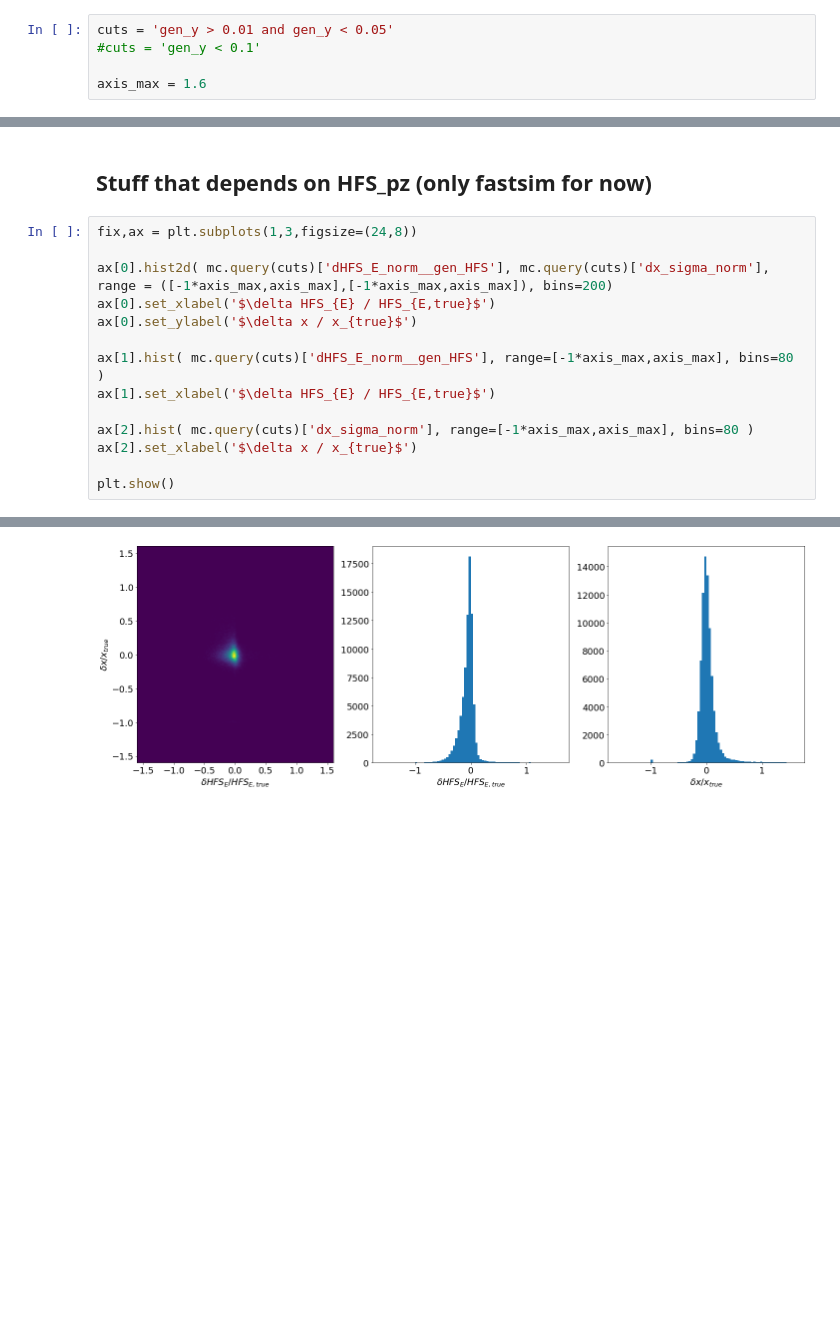
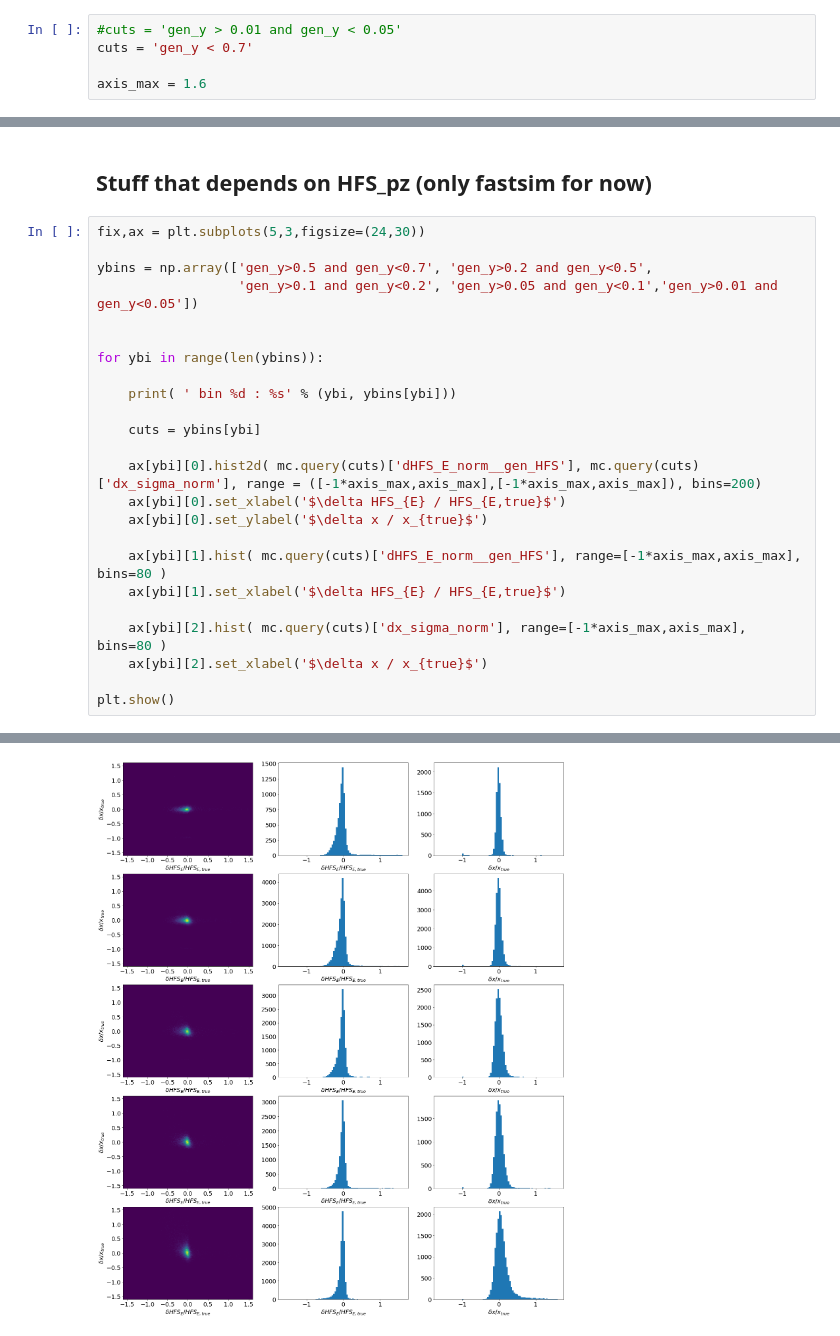
Before and after one commit to owen234/DIS-reco, a Jupyter notebook: hfs-resolution-study.ipynb, the cells around one changed output, grey strips where cells are left out. Drawn from its saved outputs; the diff is of its cells as text; blank space fills up the shorter version.

```diff
--- a/hfs-resolution-study.ipynb
+++ b/hfs-resolution-study.ipynb
@@ -233,8 +233,8 @@ mc_fullsim[['Sigma__HFS','Sigma__gen_HFS','Sigma__gen_e','dSigma_norm__gen_HFS',
 | 4963075 | 13.226440 | 13.108643 | 13.108448 | 0.008986 | 0.009001 | 0.091578 |
 990711 rows × 6 columns
 # %%
-cuts = 'gen_y > 0.01 and gen_y < 0.05'
-#cuts = 'gen_y < 0.1'
+#cuts = 'gen_y > 0.01 and gen_y < 0.05'
+cuts = 'gen_y < 0.7'
 
 axis_max = 1.6
 # %% [markdown]
@@ -412,17 +496,27 @@ plt.show()
 # %% [markdown]
 ## Stuff that depends on HFS_pz (only fastsim for now)
 # %%
-fix,ax = plt.subplots(1,3,figsize=(24,8))
+fix,ax = plt.subplots(5,3,figsize=(24,30))
 
-ax[0].hist2d( mc.query(cuts)['dHFS_E_norm__gen_HFS'], mc.query(cuts)['dx_sigma_norm'], range = ([-1*axis_max,axis_max],[-1*axis_max,axis_max]), bins=200)
-ax[0].set_xlabel('$\delta HFS_{E} / HFS_{E,true}$')
-ax[0].set_ylabel('$\delta x / x_{true}$')
+ybins = np.array(['gen_y>0.5 and gen_y<0.7', 'gen_y>0.2 and gen_y<0.5',
+                  'gen_y>0.1 and gen_y<0.2', 'gen_y>0.05 and gen_y<0.1','gen_y>0.01 and gen_y<0.05'])
 
-ax[1].hist( mc.query(cuts)['dHFS_E_norm__gen_HFS'], range=[-1*axis_max,axis_max], bins=80 )
-ax[1].set_xlabel('$\delta HFS_{E} / HFS_{E,true}$')
 
-ax[2].hist( mc.query(cuts)['dx_sigma_norm'], range=[-1*axis_max,axis_max], bins=80 )
-ax[2].set_xlabel('$\delta x / x_{true}$')
+for ybi in range(len(ybins)):
+
+    print( ' bin %d : %s' % (ybi, ybins[ybi]))
+
+    cuts = ybins[ybi]
+
+    ax[ybi][0].hist2d( mc.query(cuts)['dHFS_E_norm__gen_HFS'], mc.query(cuts)['dx_sigma_norm'], range = ([-1*axis_max,axis_max],[-1*axis_max,axis_max]), bins=200)
+    ax[ybi][0].set_xlabel('$\delta HFS_{E} / HFS_{E,true}$')
+    ax[ybi][0].set_ylabel('$\delta x / x_{true}$')
+
+    ax[ybi][1].hist( mc.query(cuts)['dHFS_E_norm__gen_HFS'], range=[-1*axis_max,axis_max], bins=80 )
+    ax[ybi][1].set_xlabel('$\delta HFS_{E} / HFS_{E,true}$')
+
+    ax[ybi][2].hist( mc.query(cuts)['dx_sigma_norm'], range=[-1*axis_max,axis_max], bins=80 )
+    ax[ybi][2].set_xlabel('$\delta x / x_{true}$')
 
 plt.show()
 # %% [output]
@@ -429,2 +528,2 @@ plt.show()
-[figure, old version]
+[figure, new version]
 # %%
```
Also changed, not shown: parts of 11 cells of this notebook.
